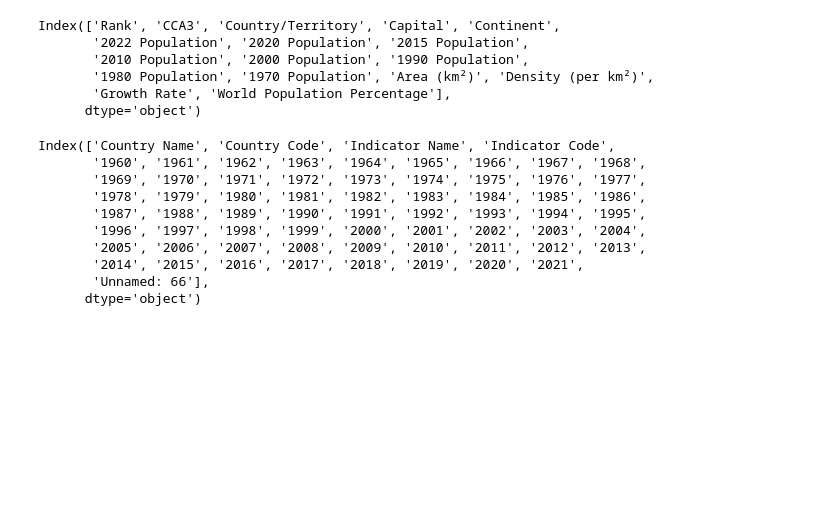
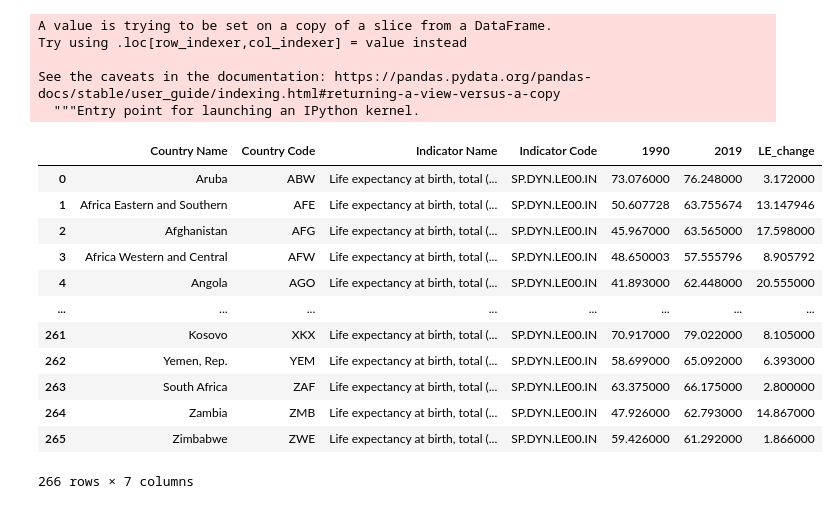
Before and after one commit to oli124/Project3_OliverK_UfuomaA, a Jupyter notebook: Population.ipynb, the cells around one changed output. Drawn from its saved outputs; the diff is of its cells as text; code cells hidden in the pictures; blank space fills up the shorter version.

```diff
--- a/Population.ipynb
+++ b/Population.ipynb
@@ -1,3 +1,7 @@
 # %%
 import pandas as pd
 import numpy as np
+# %%
+life =pd.read_csv('resources/life expectancy.csv', skiprows=4)
+life_df= life[['Country Name','Country Code','Indicator Name','Indicator Code','1990','2019']]
+life_df.dropna()
@@ -3,0 +22,22 @@ import numpy as np
+# %%
+life_df['LE_change']=life_df['2019']-life_df['1990']
+life_df
+# %% [output]
+A value is trying to be set on a copy of a slice from a DataFrame.
+Try using .loc[row_indexer,col_indexer] = value instead
+
+See the caveats in the documentation: https://pandas.pydata.org/pandas-docs/stable/user_guide/indexing.html#returning-a-view-versus-a-copy
+  """Entry point for launching an IPython kernel.
+|  | Country Name | Country Code | Indicator Name | Indicator Code | 1990 | 2019 | LE_change |
+| 0 | Aruba | ABW | Life expectancy at birth, total (... | SP.DYN.LE00.IN | 73.076000 | 76.248000 | 3.172000 |
+| 1 | Africa Eastern and Southern | AFE | Life expectancy at birth, total (... | SP.DYN.LE00.IN | 50.607728 | 63.755674 | 13.147946 |
+| 2 | Afghanistan | AFG | Life expectancy at birth, total (... | SP.DYN.LE00.IN | 45.967000 | 63.565000 | 17.598000 |
+| 3 | Africa Western and Central | AFW | Life expectancy at birth, total (... | SP.DYN.LE00.IN | 48.650003 | 57.555796 | 8.905792 |
+| 4 | Angola | AGO | Life expectancy at birth, total (... | SP.DYN.LE00.IN | 41.893000 | 62.448000 | 20.555000 |
+| ... | ... | ... | ... | ... | ... | ... | ... |
+| 261 | Kosovo | XKX | Life expectancy at birth, total (... | SP.DYN.LE00.IN | 70.917000 | 79.022000 | 8.105000 |
+| 262 | Yemen, Rep. | YEM | Life expectancy at birth, total (... | SP.DYN.LE00.IN | 58.699000 | 65.092000 | 6.393000 |
+| 263 | South Africa | ZAF | Life expectancy at birth, total (... | SP.DYN.LE00.IN | 63.375000 | 66.175000 | 2.800000 |
+| 264 | Zambia | ZMB | Life expectancy at birth, total (... | SP.DYN.LE00.IN | 47.926000 | 62.793000 | 14.867000 |
+| 265 | Zimbabwe | ZWE | Life expectancy at birth, total (... | SP.DYN.LE00.IN | 59.426000 | 61.292000 | 1.866000 |
+266 rows × 7 columns
@@ -4,11 +47,2 @@ import numpy as np
 # %%
 world=pd.read_csv('resources/world_population.csv')
-# %%
-world.columns
-# %% [output]
-Index(['Rank', 'CCA3', 'Country/Territory', 'Capital', 'Continent',
-       '2022 Population', '2020 Population', '2015 Population',
-       '2010 Population', '2000 Population', '1990 Population',
-       '1980 Population', '1970 Population', 'Area (km²)', 'Density (per km²)',
-       'Growth Rate', 'World Population Percentage'],
-      dtype='object')
@@ -25,13 +48,0 @@ pop_df = pd.read_csv("resources/pop.csv", skiprows=3)
-# %%
-pop_df.columns
-# %% [output]
-Index(['Country Name', 'Country Code', 'Indicator Name', 'Indicator Code',
-       '1960', '1961', '1962', '1963', '1964', '1965', '1966', '1967', '1968',
-       '1969', '1970', '1971', '1972', '1973', '1974', '1975', '1976', '1977',
-       '1978', '1979', '1980', '1981', '1982', '1983', '1984', '1985', '1986',
-       '1987', '1988', '1989', '1990', '1991', '1992', '1993', '1994', '1995',
-       '1996', '1997', '1998', '1999', '2000', '2001', '2002', '2003', '2004',
-       '2005', '2006', '2007', '2008', '2009', '2010', '2011', '2012', '2013',
-       '2014', '2015', '2016', '2017', '2018', '2019', '2020', '2021',
-       'Unnamed: 66'],
-      dtype='object')
```
Also changed, not shown: parts of 36 cells of this notebook, 7 other files.
